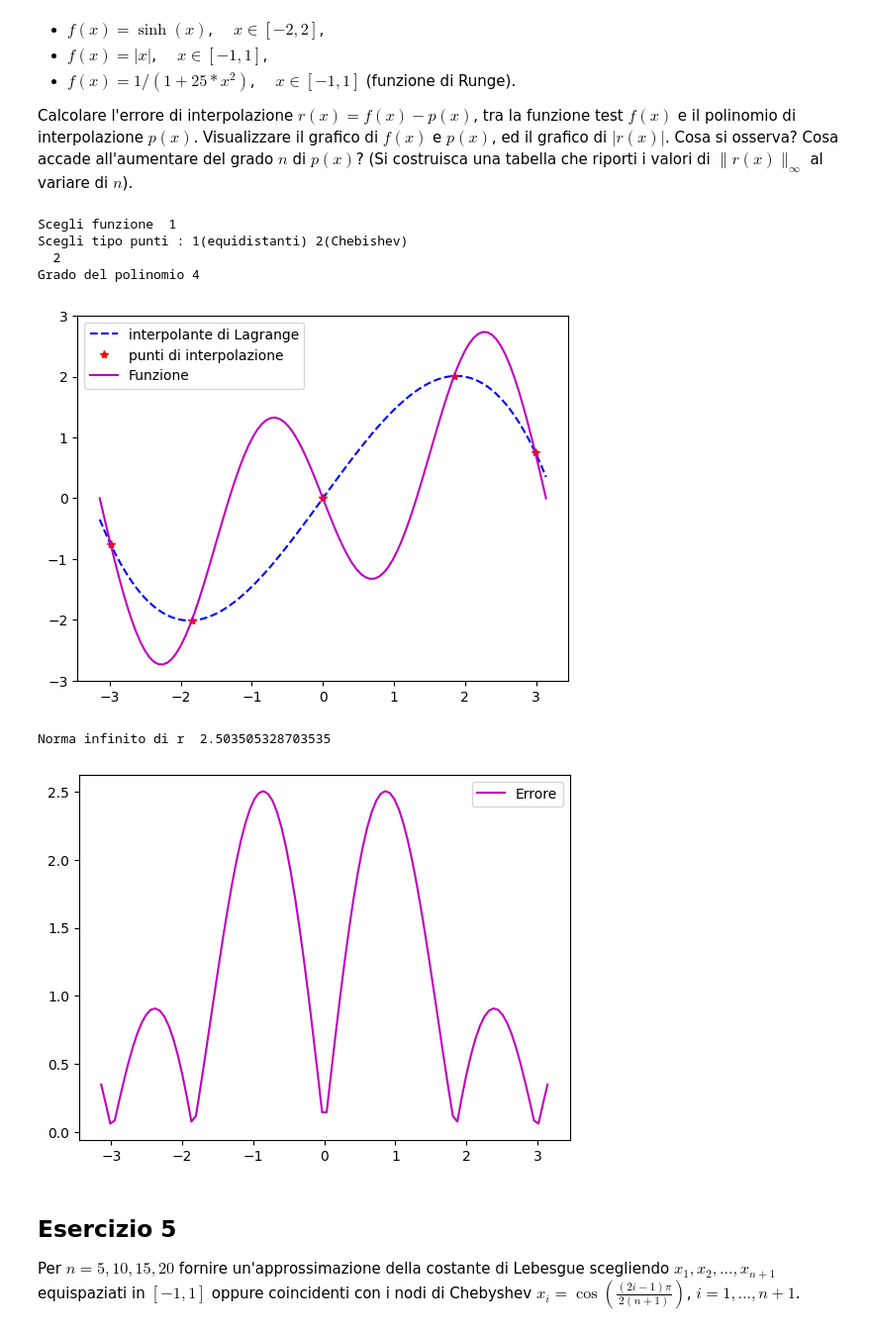
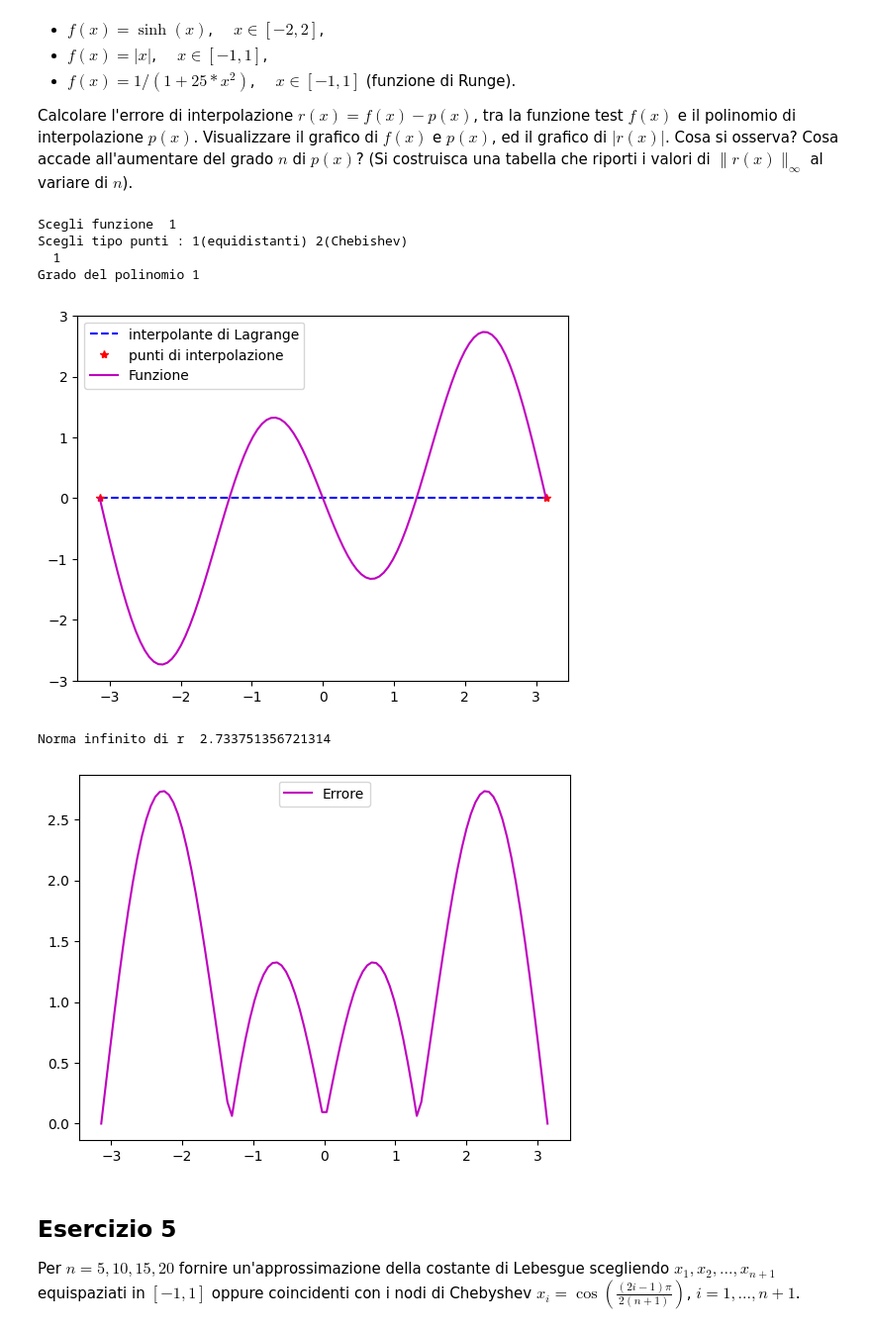
Before and after one commit to delpiter/Numerical_Methods_for_AI, a Jupyter notebook: lab12/ESercitazione_12_Soluzione.ipynb, the cells around one changed output. Shown: that part at 99% size. Saved outputs shown, nothing was run; the diff lists cells and outputs as text; code cells hidden in the pictures.

```diff
--- a/lab12/ESercitazione_12_Soluzione.ipynb
+++ b/lab12/ESercitazione_12_Soluzione.ipynb
@@ -346,7 +346,7 @@ def zeri_Cheb(a,b,n):
         x[k]=t1+t2*np.cos(((2*k+1)/(2*(n+1))*np.pi))
     return x
 # %%
-# sceltaf=input("Scegli funzione ")
+sceltaf=input("Scegli funzione ")
 
 match sceltaf:
     case '1':
@@ -374,38 +374,38 @@ sceltap= input("Scegli tipo punti : 1(equidistanti) 2(Chebishev)\n ")
 n=int(input('Grado del polinomio'))
 
 match sceltap:
     case '1':
         x=np.linspace(a,b,n+1)
 
     case '2':
         x=zeri_Cheb(a,b,n)
 
 # punti di valutazione per l'interpolante
 xx=np.linspace(a,b,100);
 
 
 y= f(x)
 pol=InterpL(x,y,xx);
 
 plt.plot(xx,pol,'b--',x,y,'r*',xx,f(xx),'m-');
 plt.legend(['interpolante di Lagrange','punti di interpolazione','Funzione']);
 plt.show()
 
 r=np.abs(f(xx)-pol)
 norm_inf_r=np.linalg.norm(r,np.inf)
 
 print("Norma infinito di r ",norm_inf_r)
 plt.plot(xx,r,'m-');
 plt.legend(['Errore']);
 plt.show()
 # %% [output]
 Scegli funzione  1
 Scegli tipo punti : 1(equidistanti) 2(Chebishev)
-  2
-Grado del polinomio 4
+  1
+Grado del polinomio 1
-[figure, old version]
+[figure, new version]
-Norma infinito di r  2.503505328703535
+Norma infinito di r  2.733751356721314
-[figure, old version]
+[figure, new version]
 # %% [markdown]
 ## Esercizio 5
 
```
Also changed, not shown: parts of 2 cells of this notebook, 10 other files.
